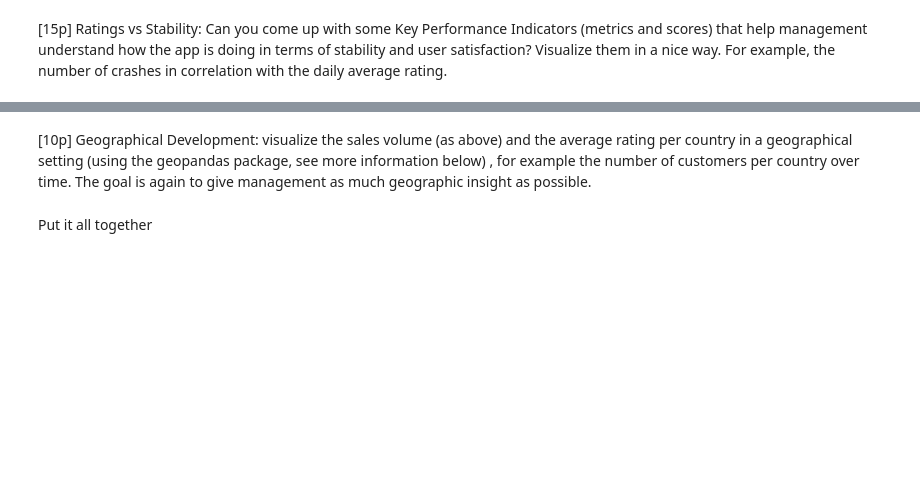
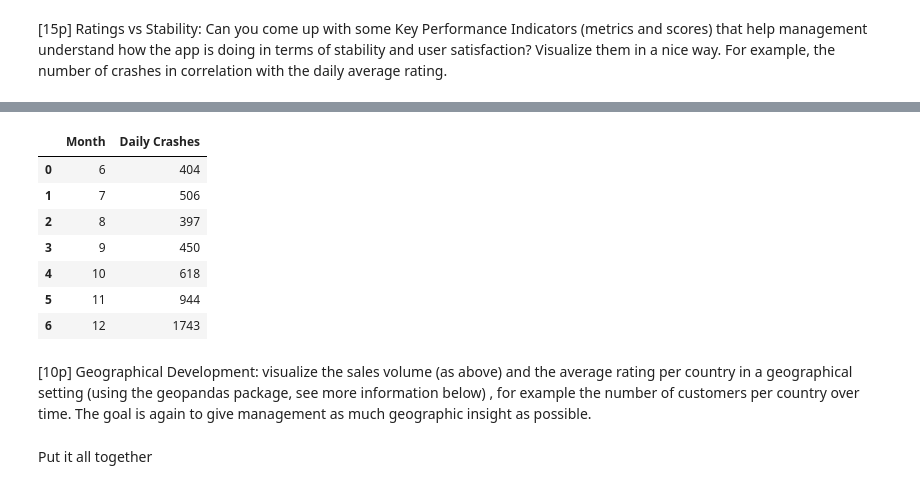
Before and after one commit to DiegoSourbag/DS-A1-Visual-analytics, a Jupyter notebook: assignment1.ipynb, the cells around one changed output, grey strips where cells are left out. Saved outputs shown, nothing was run; the diff lists cells and outputs as text; code cells hidden in the pictures; blank space fills up the shorter version.

```diff
--- a/assignment1.ipynb
+++ b/assignment1.ipynb
@@ -264,0 +286,20 @@ df_ratings_by_date
+# %%
+df_crashes_by_month = df_crashes.groupby(['Month'])[['Daily Crashes']].sum().reset_index()
+crashes_by_month_fig = figure(background_fill_color='white',
+             border_fill_color='white',
+             height=300,
+             width=500,
+             x_axis_label='Month',
+             y_axis_label='Daily Crashes',
+             y_axis_location='left',
+             title='Sales by country',
+             title_location='right',
+             toolbar_location='below',
+             tools='save')
+
+crashes_by_month_fig.step('Month', 'Daily Crashes',
+          color='Red', source=df_crashes_by_month)
+
+show(crashes_by_month_fig)
+df_crashes_by_month
+# %% [output]
@@ -265,3 +308,11 @@ df_ratings_by_date
+|  | Month | Daily Crashes |
+| 0 | 6 | 404 |
+| 1 | 7 | 506 |
+| 2 | 8 | 397 |
+| 3 | 9 | 450 |
+| 4 | 10 | 618 |
+| 5 | 11 | 944 |
+| 6 | 12 | 1743 |
 # %% [markdown]
 [10p] Geographical Development: visualize the sales volume (as above) and the average
 rating per country in a geographical setting (using the geopandas package, see more
```
Also changed, not shown: parts of 10 cells of this notebook, 1 other file.
